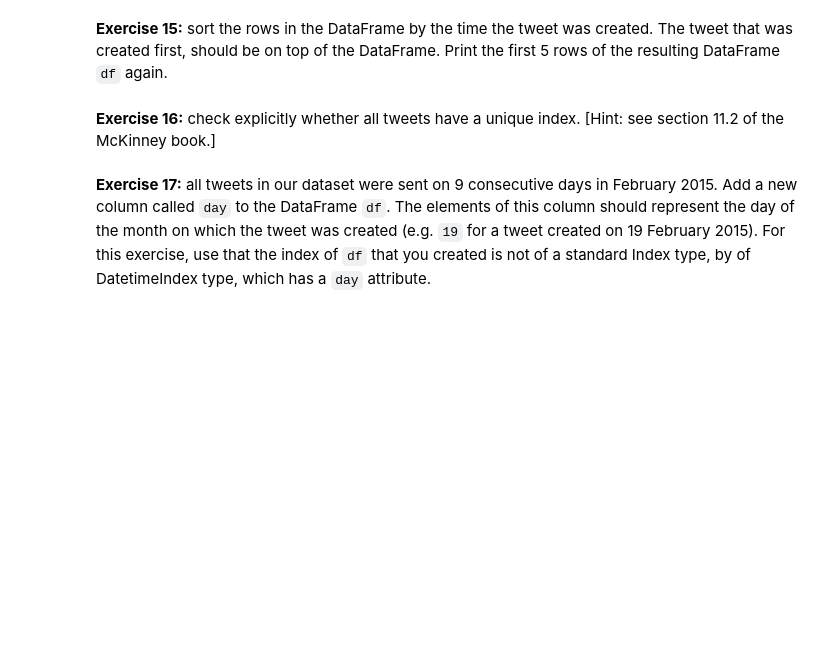
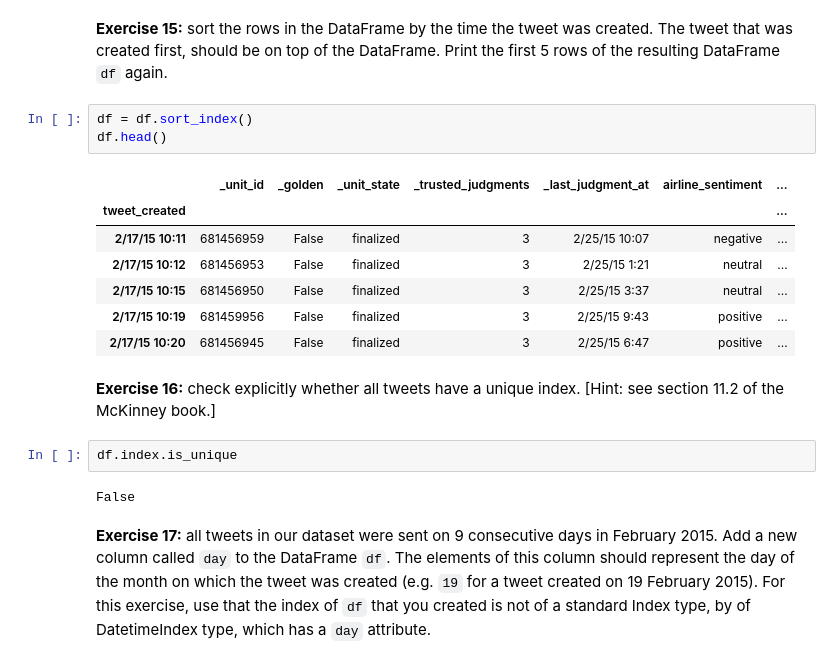
Before and after one commit to flip1998/DSM, a Jupyter notebook: DSM_assignment1M.ipynb, the cells around one changed output. Saved outputs shown, nothing was run; the diff lists cells and outputs as text; blank space fills up the shorter version.

```diff
--- a/DSM_assignment1M.ipynb
+++ b/DSM_assignment1M.ipynb
@@ -132,6 +183,21 @@ The amount of dupiclates in the data are 54
 # %% [markdown]
 **Exercise 15:** sort the rows in the DataFrame by the time the tweet was created. The tweet that was created first, should be on top of the DataFrame. Print the first 5 rows of the resulting DataFrame `df` again.
+# %%
+df = df.sort_index()
+df.head()
+# %% [output]
+|  | _unit_id | _golden | _unit_state | _trusted_judgments | _last_judgment_at | airline_sentiment | ... |
+| tweet_created |  |  |  |  |  |  | ... |
+| 2/17/15 10:11 | 681456959 | False | finalized | 3 | 2/25/15 10:07 | negative | ... |
+| 2/17/15 10:12 | 681456953 | False | finalized | 3 | 2/25/15 1:21 | neutral | ... |
+| 2/17/15 10:15 | 681456950 | False | finalized | 3 | 2/25/15 3:37 | neutral | ... |
+| 2/17/15 10:19 | 681459956 | False | finalized | 3 | 2/25/15 9:43 | positive | ... |
+| 2/17/15 10:20 | 681456945 | False | finalized | 3 | 2/25/15 6:47 | positive | ... |
 # %% [markdown]
 **Exercise 16:** check explicitly whether all tweets have a unique index. [Hint: see section 11.2 of the McKinney book.]
+# %%
+df.index.is_unique
+# %% [output]
+False
 # %% [markdown]
 **Exercise 17:** all tweets in our dataset were sent on 9 consecutive days in February 2015. Add a new column called `day` to the DataFrame `df`. The elements of this column should represent the day of the month on which the tweet was created (e.g. `19` for a tweet created on 19 February 2015). For this exercise, use that the index of `df` that you created is not of a standard Index type, by of DatetimeIndex type, which has a `day` attribute.
```
Also changed, not shown: parts of 13 cells of this notebook.
